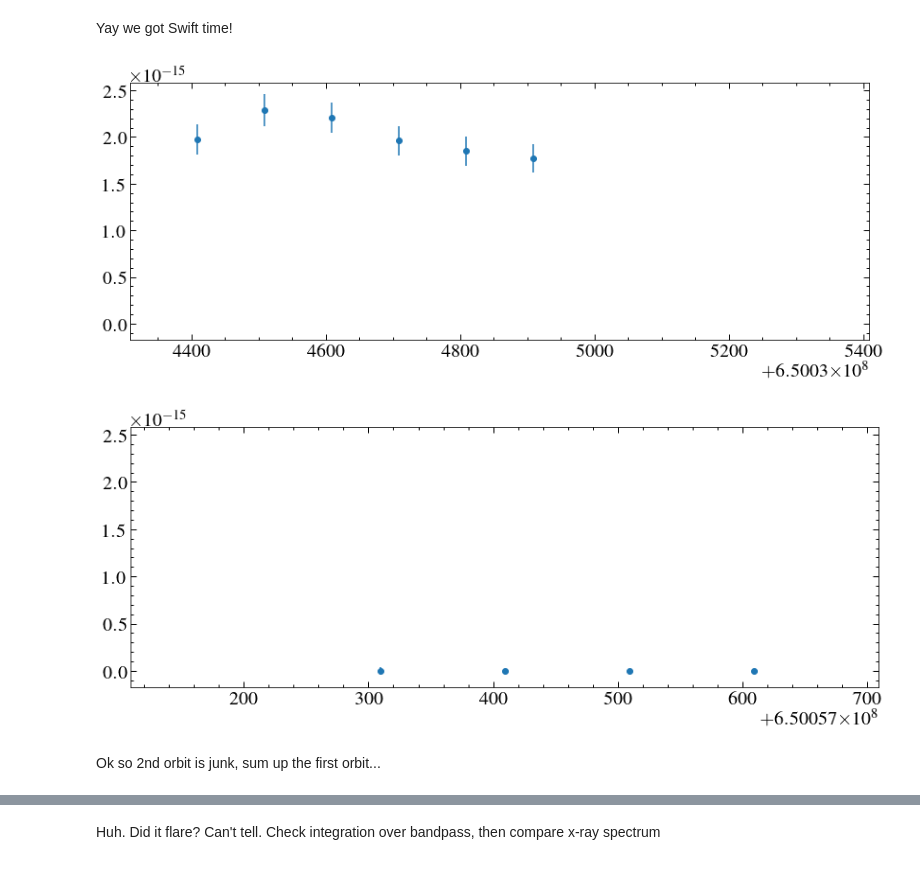
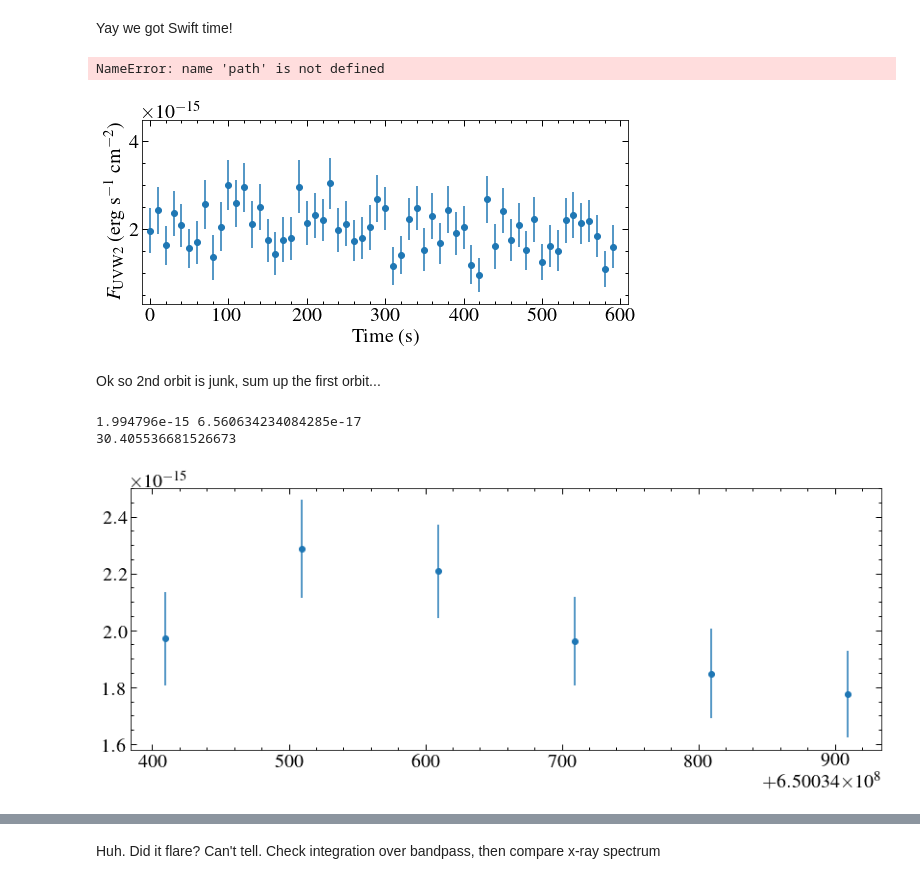
Before and after one commit to davidjwilson/gj207.1, a Jupyter notebook: gj_207.ipynb, the cells around one changed output, grey strips where cells are left out. Cells and saved outputs as stored; diff of their text form; code cells hidden in the pictures.

```diff
--- a/gj_207.ipynb
+++ b/gj_207.ipynb
@@ -263,34 +263,46 @@ plt.tight_layout()
 Yay we got Swift time!
 # %%
 #10s
-spath = '{}swift/working/gj207-1_uvw2_10slc.fits'.format(path)
-data = fits.getdata(spath, 1)
-t, f, e = data['TIME'], data['AB_FLUX_AA'], data['AB_FLUX_AA_ERR']
-plt.errorbar(t, f, yerr=e, marker='o', ls='none')
-plt.xlim(t[0]-100, t[0]+1000)
-plt.show()
-plt.errorbar(t, f, yerr=e, marker='o', ls='none')
-plt.xlim(t[-1]-500, t[-1]+100)
-plt.show()
+# spath = '{}swift/working/gj207-1_uvw2_10slc.fits'.format(path)
+# data = fits.getdata(spath, 1)
+# t, f, e = data['TIME'], data['AB_FLUX_AA'], data['AB_FLUX_AA_ERR']
+# plt.errorbar(t, f, yerr=e, marker='o', ls='none')
+# plt.xlim(t[0]-100, t[0]+1000)
+# plt.show()
+# plt.errorbar(t, f, yerr=e, marker='o', ls='none')
+# plt.xlim(t[-1]-500, t[-1]+100)
+# plt.show()
+# %% [output]
+NameError: name 'path' is not defined
 # %%
-#100s
-spath = '{}swift/working/gj207-1_uvw2_100slc.fits'.format(path)
+#10s
+plt.figure(figsize=(8,4))
+spath = '{}swift/working/gj207-1_uvw2_10slc.fits'.format(path)
 data = fits.getdata(spath, 1)
 t, f, e = data['TIME'], data['AB_FLUX_AA'], data['AB_FLUX_AA_ERR']
-plt.errorbar(t, f, yerr=e, marker='o', ls='none')
-
-plt.xlim(t[0]-100, t[0]+1000)
-plt.show()
-plt.errorbar(t, f, yerr=e, marker='o', ls='none')
-plt.xlim(t[-1]-500, t[-1]+100)
-plt.show()
+plt.errorbar(t[:60]-t[0], f[:60], yerr=e[:60], marker='o', ls='none')
+plt.xlim(-10, 610)
+plt.ylim(0.3e-15, 4.5e-15)
+# plt.xlim(t[0]-100, t[0]+1000)
+# plt.show()
+# plt.errorbar(t-t[0], f, yerr=e, marker='o', ls='none')
+plt.ylabel('$F_{\mathrm{UVW2}}$ (erg s$^{-1}$ cm$^{-2}$)')
+plt.xlabel('Time (s)')
+# plt.xlim(t[-1]-500, t[-1]+100)
+# plt.show()
+plt.tight_layout()
+plt.savefig('plots/gj207-1_swift_lc.png', dpi=150, facecolor='w')
+plt.savefig('plots/gj207-1_swift_lc.pdf', dpi=150, facecolor='w')
 # data.dtype.names
 # %% [output]
-[figure, old version]
+[figure, new version]
-[figure, removed]
 # %% [markdown]
 Ok so 2nd orbit is junk, sum up the first orbit...
 # %%
+spath = '{}swift/working/gj207-1_uvw2_100slc.fits'.format(path)
+data = fits.getdata(spath, 1)
+t, f, e = data['TIME'], data['AB_FLUX_AA'], data['AB_FLUX_AA_ERR']
+
 plt.errorbar(t[:6], f[:6], yerr=e[:6], marker='o', ls='none')
 t1, f1, e1 = t[:6], f[:6], e[:6]
 swift_flux = np.average(f1, weights = 1/(e1**2))
@@ -298,4 +310,8 @@ swift_error =  (1 / np.sum(1/(e1**2)))**0.5
 print(swift_flux, swift_error)
 swift_wave = 2054.61 #lambda_ref
 print(swift_flux/swift_error)
+# %% [output]
+1.994796e-15 6.560634234084285e-17
+30.405536681526673
+[figure, added]
 # %%
```
Also changed, not shown: parts of 1 cell of this notebook, 9 other files.
